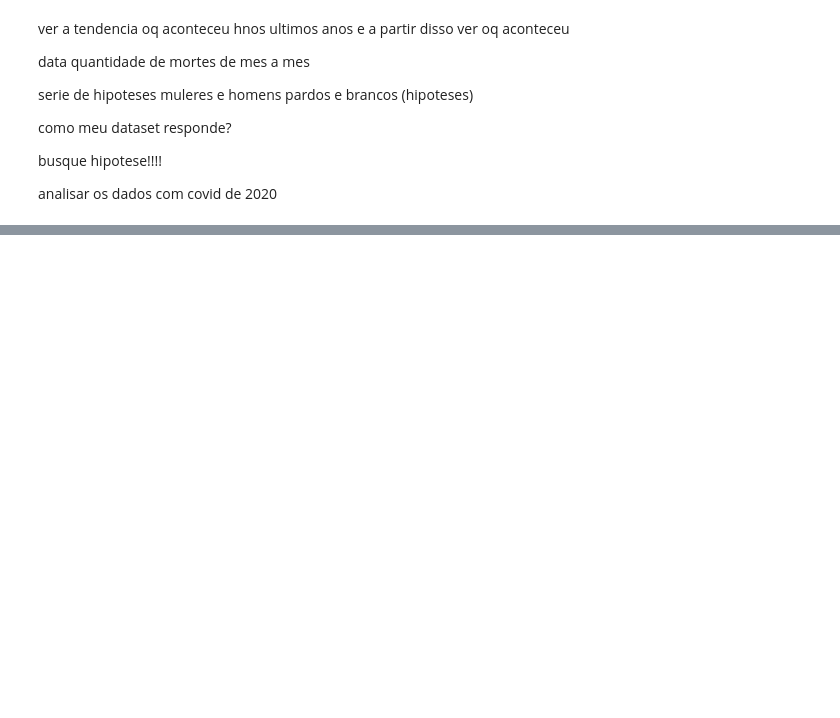
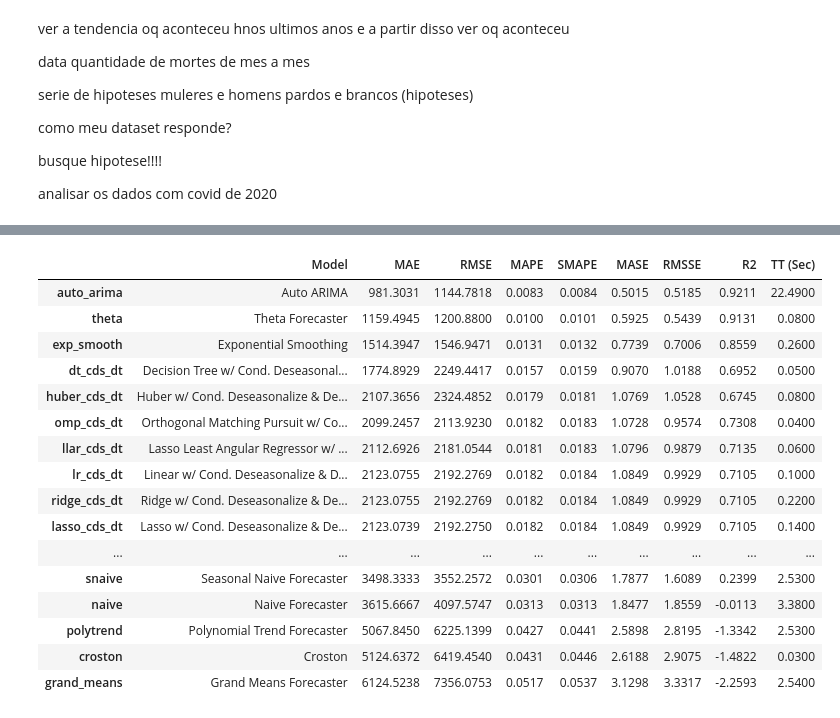
Before and after one commit to LYGuenka/Projeto-Final, a Jupyter notebook: Organização de dados.ipynb, the cells around one changed output, grey strips where cells are left out. Saved outputs shown, nothing was run; the diff lists cells and outputs as text; code cells hidden in the pictures; blank space fills up the shorter version.

```diff
--- a/Organização de dados.ipynb
+++ b/Organização de dados.ipynb
@@ -342,0 +389,20 @@ Mortalidade_group_2016 = Mortalidade_2016.groupby(by = [Mortalidade_Estado_2016[
+# %%
+best = compare_models()
+# %% [output]
+|  | Model | MAE | RMSE | MAPE | SMAPE | MASE | RMSSE | R2 | TT (Sec) |
+| auto_arima | Auto ARIMA | 981.3031 | 1144.7818 | 0.0083 | 0.0084 | 0.5015 | 0.5185 | 0.9211 | 22.4900 |
+| theta | Theta Forecaster | 1159.4945 | 1200.8800 | 0.0100 | 0.0101 | 0.5925 | 0.5439 | 0.9131 | 0.0800 |
+| exp_smooth | Exponential Smoothing | 1514.3947 | 1546.9471 | 0.0131 | 0.0132 | 0.7739 | 0.7006 | 0.8559 | 0.2600 |
+| dt_cds_dt | Decision Tree w/ Cond. Deseasonal... | 1774.8929 | 2249.4417 | 0.0157 | 0.0159 | 0.9070 | 1.0188 | 0.6952 | 0.0500 |
+| huber_cds_dt | Huber w/ Cond. Deseasonalize & De... | 2107.3656 | 2324.4852 | 0.0179 | 0.0181 | 1.0769 | 1.0528 | 0.6745 | 0.0800 |
+| omp_cds_dt | Orthogonal Matching Pursuit w/ Co... | 2099.2457 | 2113.9230 | 0.0182 | 0.0183 | 1.0728 | 0.9574 | 0.7308 | 0.0400 |
+| llar_cds_dt | Lasso Least Angular Regressor w/ ... | 2112.6926 | 2181.0544 | 0.0181 | 0.0183 | 1.0796 | 0.9879 | 0.7135 | 0.0600 |
+| lr_cds_dt | Linear w/ Cond. Deseasonalize & D... | 2123.0755 | 2192.2769 | 0.0182 | 0.0184 | 1.0849 | 0.9929 | 0.7105 | 0.1000 |
+| ridge_cds_dt | Ridge w/ Cond. Deseasonalize & De... | 2123.0755 | 2192.2769 | 0.0182 | 0.0184 | 1.0849 | 0.9929 | 0.7105 | 0.2200 |
+| lasso_cds_dt | Lasso w/ Cond. Deseasonalize & De... | 2123.0739 | 2192.2750 | 0.0182 | 0.0184 | 1.0849 | 0.9929 | 0.7105 | 0.1400 |
+| ... | ... | ... | ... | ... | ... | ... | ... | ... | ... |
+| snaive | Seasonal Naive Forecaster | 3498.3333 | 3552.2572 | 0.0301 | 0.0306 | 1.7877 | 1.6089 | 0.2399 | 2.5300 |
+| naive | Naive Forecaster | 3615.6667 | 4097.5747 | 0.0313 | 0.0313 | 1.8477 | 1.8559 | -0.0113 | 3.3800 |
+| polytrend | Polynomial Trend Forecaster | 5067.8450 | 6225.1399 | 0.0427 | 0.0441 | 2.5898 | 2.8195 | -1.3342 | 2.5300 |
+| croston | Croston | 5124.6372 | 6419.4540 | 0.0431 | 0.0446 | 2.6188 | 2.9075 | -1.4822 | 0.0300 |
+| grand_means | Grand Means Forecaster | 6124.5238 | 7356.0753 | 0.0517 | 0.0537 | 3.1298 | 3.3317 | -2.2593 | 2.5400 |
```
Also changed, not shown: parts of 7 cells of this notebook, 1 other file.
